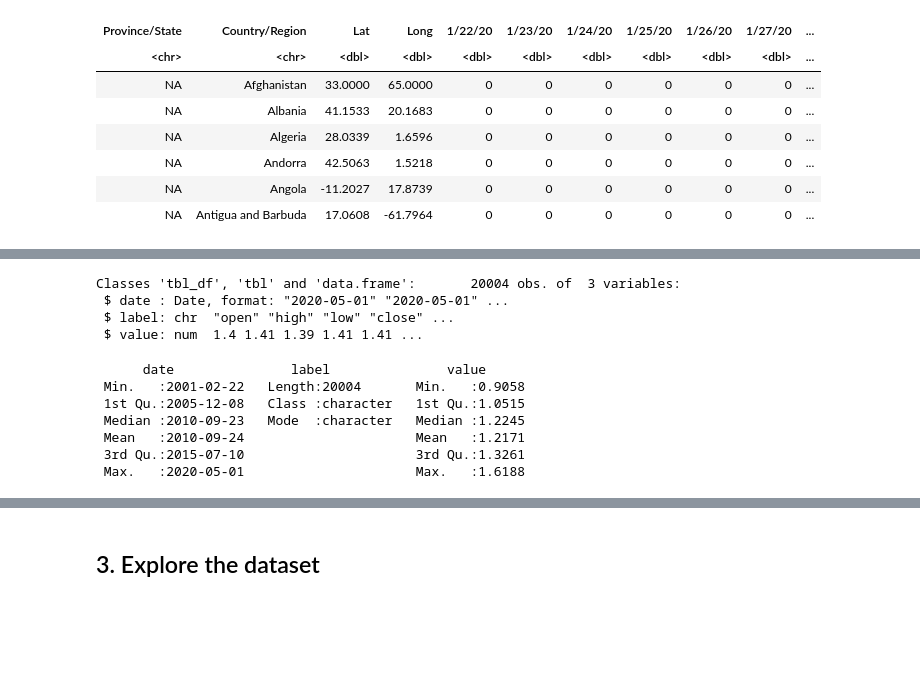
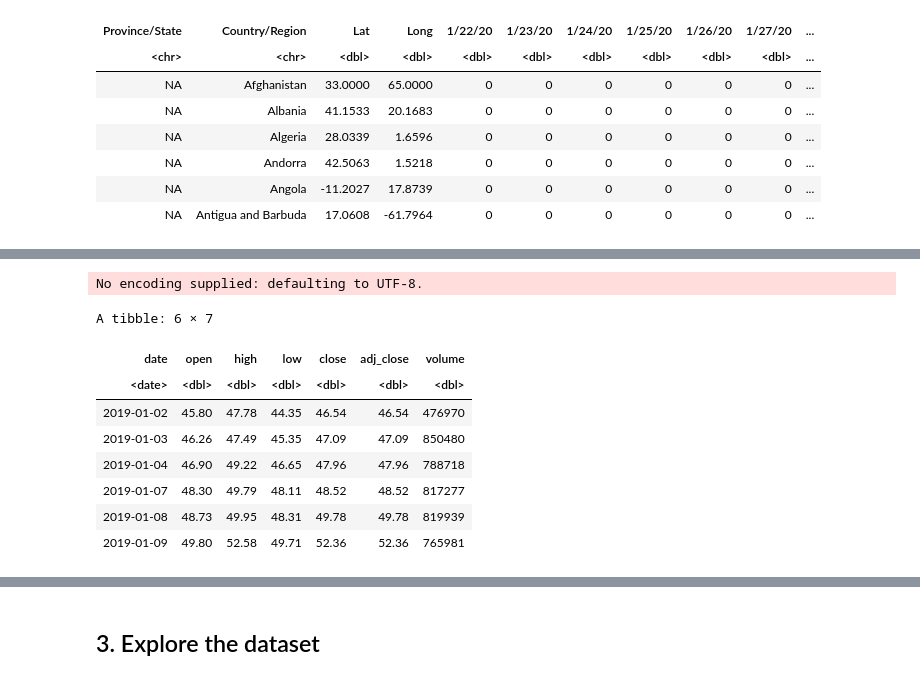
Before and after one commit to flizhou/CAD_USD_exchange_rate_predictor, a Jupyter notebook: scripts/eda.ipynb, the cells around one changed output, grey strips where cells are left out. Drawn from its saved outputs; the diff is of its cells as text; code cells hidden in the pictures; blank space fills up the shorter version.

```diff
--- a/scripts/eda.ipynb
+++ b/scripts/eda.ipynb
@@ -105,15 +101,0 @@ usd_to_cad <- data_raw %>%
-# %%
-str(usd_to_cad)
-summary(usd_to_cad)
-# %% [output]
-Classes 'tbl_df', 'tbl' and 'data.frame':       20004 obs. of  3 variables:
- $ date : Date, format: "2020-05-01" "2020-05-01" ...
- $ label: chr  "open" "high" "low" "close" ...
- $ value: num  1.4 1.41 1.39 1.41 1.41 ...
-      date               label               value
- Min.   :2001-02-22   Length:20004       Min.   :0.9058
- 1st Qu.:2005-12-08   Class :character   1st Qu.:1.0515
- Median :2010-09-23   Mode  :character   Median :1.2245
- Mean   :2010-09-24                      Mean   :1.2171
- 3rd Qu.:2015-07-10                      3rd Qu.:1.3261
- Max.   :2020-05-01                      Max.   :1.6188
@@ -119,0 +110,21 @@ Classes 'tbl_df', 'tbl' and 'data.frame':       20004 obs. of  3 variables:
+# %%
+oil_df <- read_csv(content(res, "text"))
+colnames(oil_df) <- c("date", "open", "high", "low", "close", "adj_close", "volume")
+crud_oil <- oil_df %>%
+    filter(open != "null") %>%
+    mutate_all(as.double)
+crud_oil$date <- oil_df %>%
+    filter(open != "null") %>%
+    pull(date)
+head(crud_oil)
+# %% [output]
+No encoding supplied: defaulting to UTF-8.
+A tibble: 6 × 7
+| date | open | high | low | close | adj_close | volume |
+| <date> | <dbl> | <dbl> | <dbl> | <dbl> | <dbl> | <dbl> |
+| 2019-01-02 | 45.80 | 47.78 | 44.35 | 46.54 | 46.54 | 476970 |
+| 2019-01-03 | 46.26 | 47.49 | 45.35 | 47.09 | 47.09 | 850480 |
+| 2019-01-04 | 46.90 | 49.22 | 46.65 | 47.96 | 47.96 | 788718 |
+| 2019-01-07 | 48.30 | 49.79 | 48.11 | 48.52 | 48.52 | 817277 |
+| 2019-01-08 | 48.73 | 49.95 | 48.31 | 49.78 | 49.78 | 819939 |
+| 2019-01-09 | 49.80 | 52.58 | 49.71 | 52.36 | 52.36 | 765981 |
```
Also changed, not shown: parts of 10 cells of this notebook, 1 other file.
